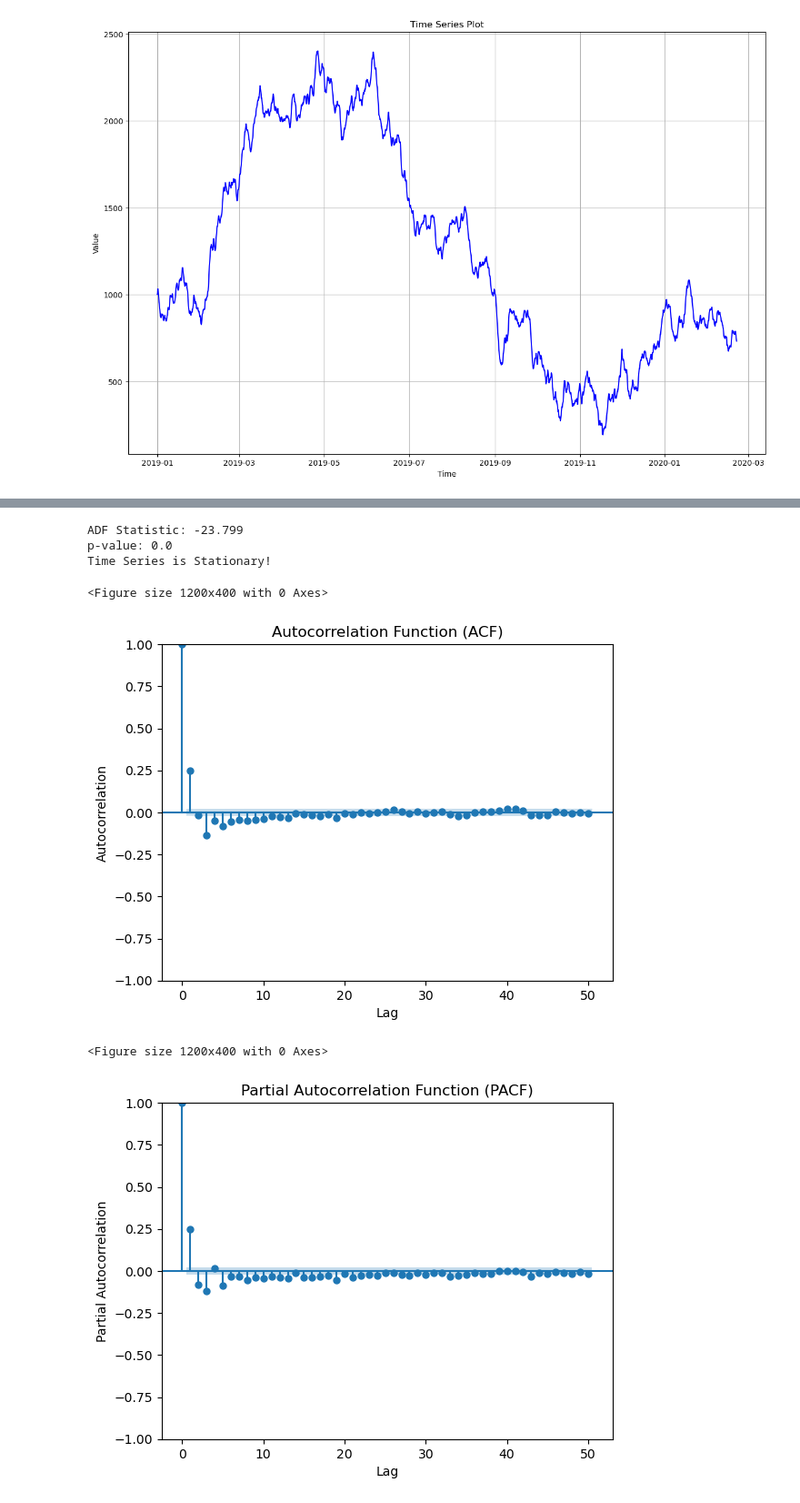
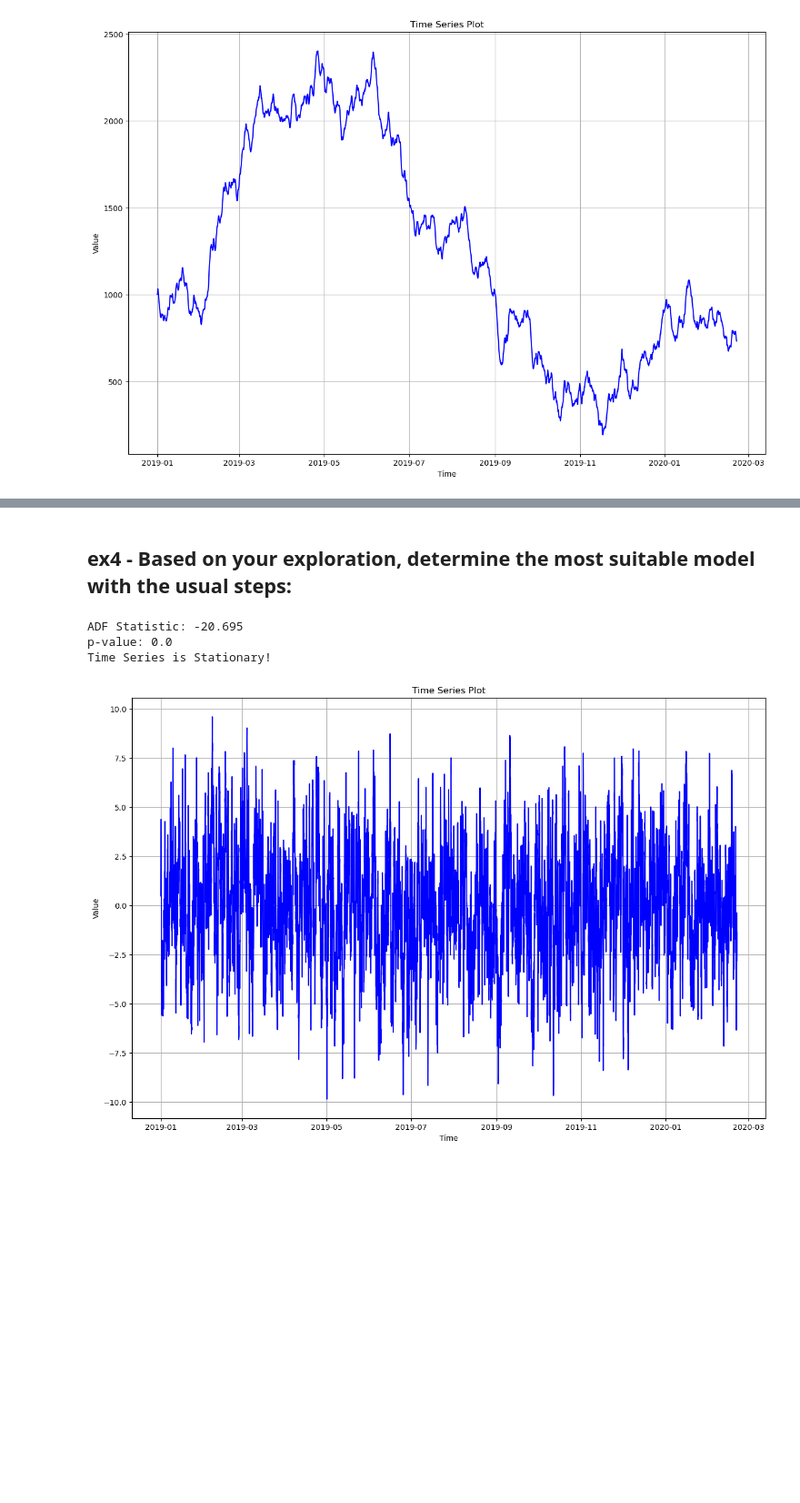
Before and after one commit to JoaoRFigueiredo/MEI-SIC, a Jupyter notebook: Ano1/MINDD/PL/Aula8/ficha_8.ipynb, the cells around one changed output, grey strips where cells are left out. Shown at 91% size. Drawn from its saved outputs; the diff is of its cells as text; code cells hidden in the pictures; blank space fills up the shorter version.

```diff
--- a/Ano1/MINDD/PL/Aula8/ficha_8.ipynb
+++ b/Ano1/MINDD/PL/Aula8/ficha_8.ipynb
@@ -76,95 +78,35 @@ Time Series is not Stationary!
+# %% [markdown]
+## ex4 - Based on your exploration, determine the most suitable model with the usual steps:
 # %%
-# ex4 - Based on your exploration, determine the most suitable model with the usual steps:
 # a. Apply the transformations to make the time series stationary
 
 #let's apply differencing
 
 
 
 df['hourly_bandwidth'] = df['hourly_bandwidth'].diff() # this will reduce the number of elements by 1
 df.dropna(inplace=True)
 
 ADF_result = adfuller(df['hourly_bandwidth'])
 
 print(f"ADF Statistic: {round(ADF_result[0], 3)}")
 print(f"p-value: {round(ADF_result[1], 3)}")
 
 if round(ADF_result[1], 3) < 0.05:
     print('Time Series is Stationary!')
 else:
     print('Time Series is not Stationary!')
 
 
-# b. Determine the adequate model to predict the series by plotting the autocorrelation and partial
-
-
-# Plot ACF
-plt.figure(figsize=(12, 4))
-plot_acf(df['hourly_bandwidth'], lags=50, alpha=0.05)
-plt.title('Autocorrelation Function (ACF)')
-plt.xlabel('Lag')
-plt.ylabel('Autocorrelation')
+plt.figure(figsize=(15, 10))
+plt.plot(df.index, df['hourly_bandwidth'], linestyle='-', color='b')
+plt.title('Time Series Plot')
+plt.xlabel('Time')
+plt.ylabel('Value')
+plt.grid(True)
 plt.show()
-
-# Plot PACF
-plt.figure(figsize=(12, 4))
-plot_pacf(df['hourly_bandwidth'], lags=50, alpha=0.05)
-plt.title('Partial Autocorrelation Function (PACF)')
-plt.xlabel('Lag')
-plt.ylabel('Partial Autocorrelation')
-plt.show()
-
-
-# Answer: the adequate model is ARMA(p, q)
-
-# autocorrelation functions
-# c. Find the optimal (p , q) parameters.
-
-
-# stepwise_model = auto_arima(df['hourly_bandwidth'], seasonal=False, suppress_warnings=True, stepwise=True)
-# print("Optimal (p, q) parameters:", stepwise_model.order)
-
-#optimal values = 0, 1
-
-
-# d. Fit the ARMA(p,q) model with the optimal parameters on the training set
-
-p, q = 0, 1
-arma_model = ARIMA(df['hourly_bandwidth'], order=(p, 0, q))  # Use order=(p, 0, q) for ARMA
-arma_results = arma_model.fit()
-
-# Print model summary
-print(arma_results.summary())
-
-
-# e. Perform the residual analysis to validate if the model can be used to forecast.
-
-residuals = df['hourly_bandwidth'] - arma_results.resid
-
-
-# Histogram of residuals
-plt.figure(figsize=(10, 6))
-plt.hist(residuals, bins=30, color='blue', edgecolor='black', alpha=0.7)
-plt.title('Histogram of Residuals')
-plt.xlabel('Residuals')
-plt.ylabel('Frequency')
-plt.show()
-
-# Q-Q Plot of residuals
-sm.qqplot(residuals, line='q')
-plt.title('Q-Q Plot of Residuals')
-plt.show()
-
-# Ljung-Box test on residuals
-residuals_test = acorr_ljungbox(residuals, lags=10)
-
-# Print the results
-residuals_test['lb_pvalue'].describe()
 # %% [output]
-ADF Statistic: -23.799
+ADF Statistic: -20.695
 p-value: 0.0
 Time Series is Stationary!
-<Figure size 1200x400 with 0 Axes>
-[figure, old version]
+[figure, new version]
-<Figure size 1200x400 with 0 Axes>
-[figure, removed]
```
Also changed, not shown: parts of 13 cells of this notebook, 1 other file.
